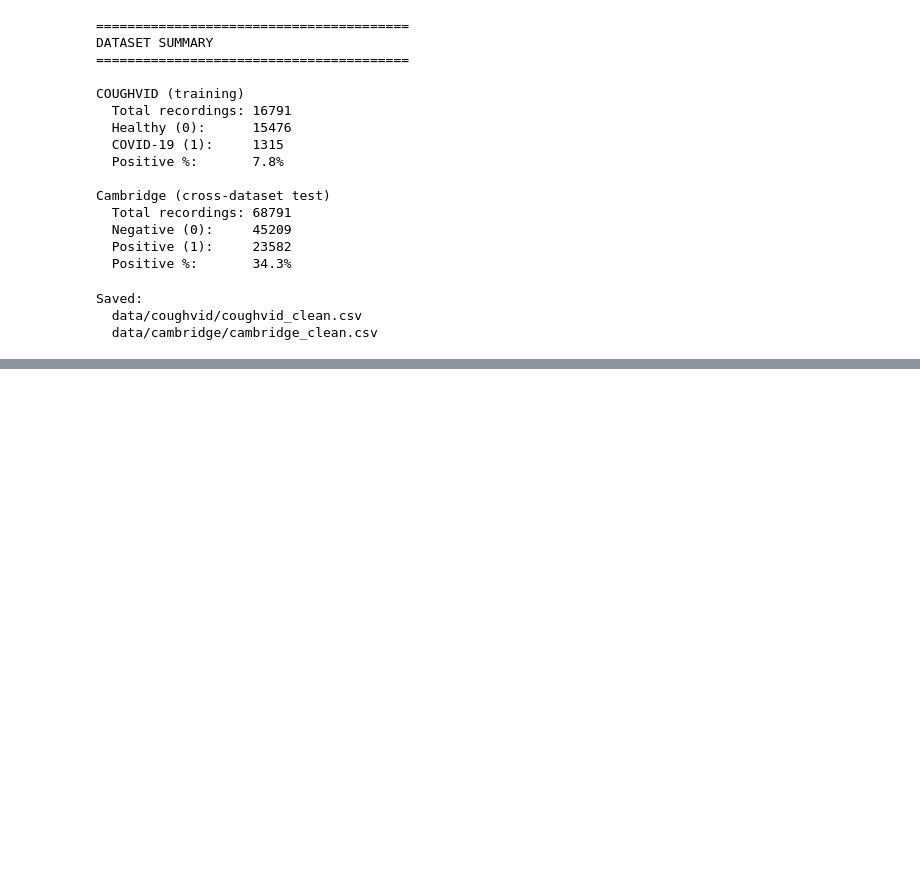
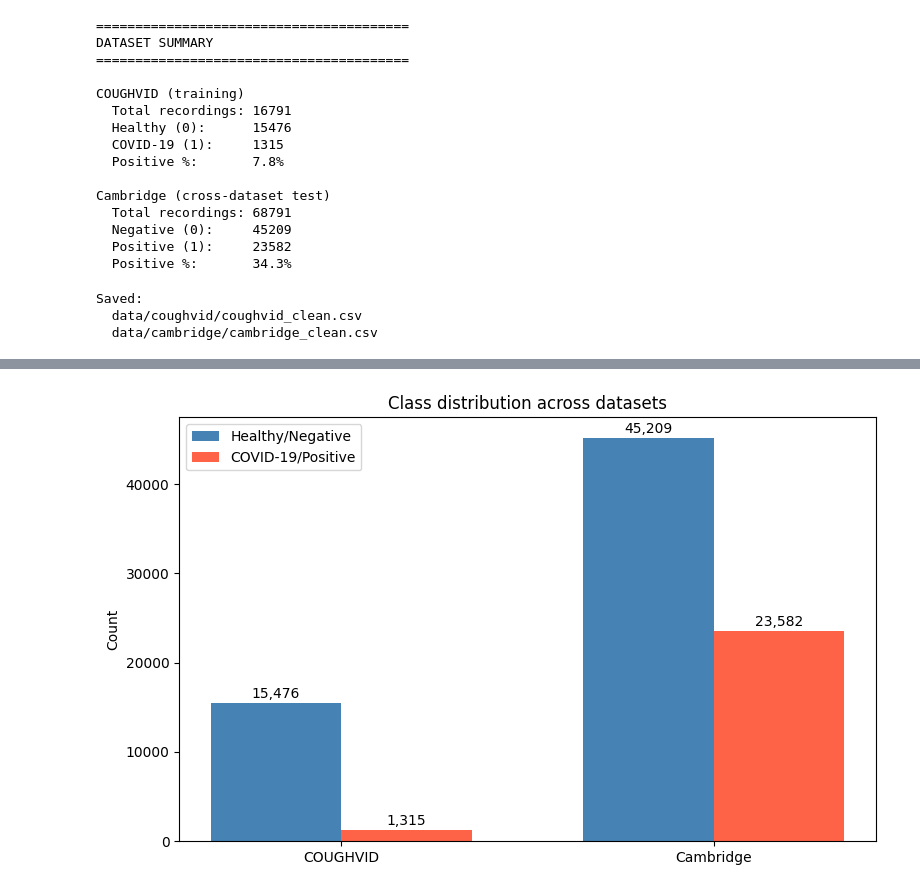
Before and after one commit to jovishacurlie22/CoughDetector, a Jupyter notebook: notebooks/01_eda.ipynb, the cells around one changed output, grey strips where cells are left out. Saved outputs shown, nothing was run; the diff lists cells and outputs as text; code cells hidden in the pictures; blank space fills up the shorter version.

```diff
--- a/notebooks/01_eda.ipynb
+++ b/notebooks/01_eda.ipynb
@@ -336,0 +361,32 @@ Saved:
+# %%
+fig, ax = plt.subplots(figsize=(8, 5))
+
+datasets = ['COUGHVID', 'Cambridge']
+healthy  = [15476, 45209]
+covid    = [1315, 23582]
+
+x = np.arange(len(datasets))
+width = 0.35
+
+bars1 = ax.bar(x - width/2, healthy, width, label='Healthy/Negative', color='steelblue')
+bars2 = ax.bar(x + width/2, covid,   width, label='COVID-19/Positive', color='tomato')
+
+ax.set_title('Class distribution across datasets')
+ax.set_ylabel('Count')
+ax.set_xticks(x)
+ax.set_xticklabels(datasets)
+ax.legend()
+
+# Add value labels on bars
+for bar in bars1:
+    ax.text(bar.get_x() + bar.get_width()/2, bar.get_height() + 200,
+            f'{int(bar.get_height()):,}', ha='center', va='bottom', fontsize=10)
+for bar in bars2:
+    ax.text(bar.get_x() + bar.get_width()/2, bar.get_height() + 200,
+            f'{int(bar.get_height()):,}', ha='center', va='bottom', fontsize=10)
+
+plt.tight_layout()
+plt.savefig('../outputs/dataset_comparison.png', dpi=150, bbox_inches='tight')
+plt.show()
+# %% [output]
+[figure, added]
```
Also changed, not shown: parts of 1 cell of this notebook.
